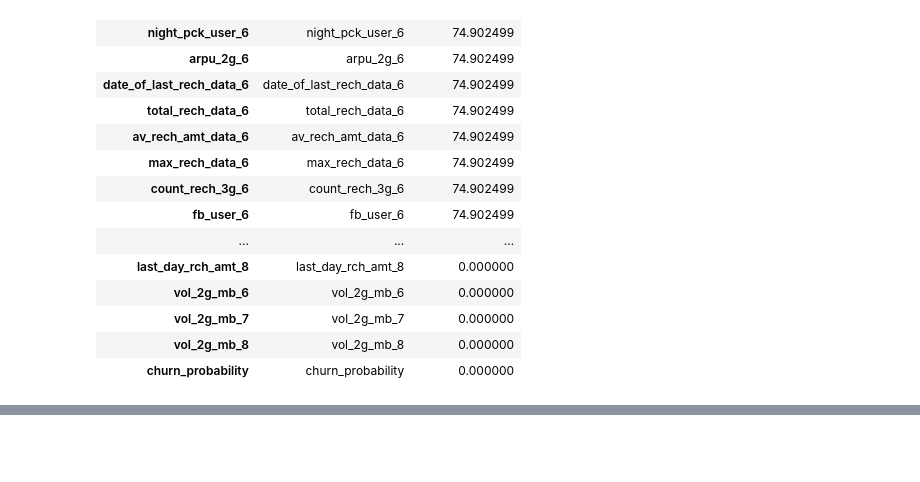
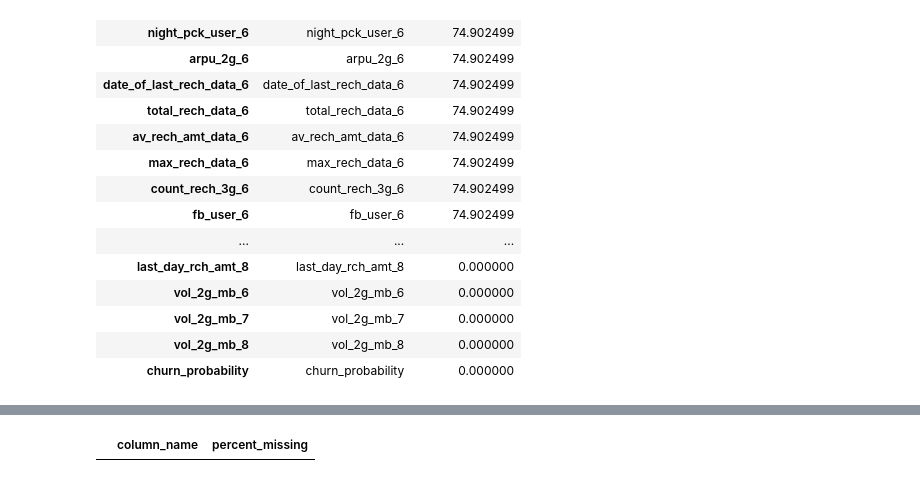
Before and after one commit to kushlulla/TelecomChurn_Kush_Gautam, a Jupyter notebook: Kush_Lulla_Gautam_Joshi.ipynb, the cells around one changed output, grey strips where cells are left out. Saved outputs shown, nothing was run; the diff lists cells and outputs as text; code cells hidden in the pictures; blank space fills up the shorter version.

```diff
--- a/Kush_Lulla_Gautam_Joshi.ipynb
+++ b/Kush_Lulla_Gautam_Joshi.ipynb
@@ -152,0 +210,8 @@ churn_df.loc[:,amt_recharge_col].describe()
+# %%
+percent_missing = churn_df.isnull().sum() * 100 / len(churn_df)
+missing_value_df = pd.DataFrame({'column_name': churn_df.columns,
+                                 'percent_missing': percent_missing})
+missing_value_df.sort_values('percent_missing', inplace=True, ascending= False)
+missing_value_df[missing_value_df.percent_missing>0]
+# %% [output]
+|  | column_name | percent_missing |
```
Also changed, not shown: parts of 29 cells of this notebook.
